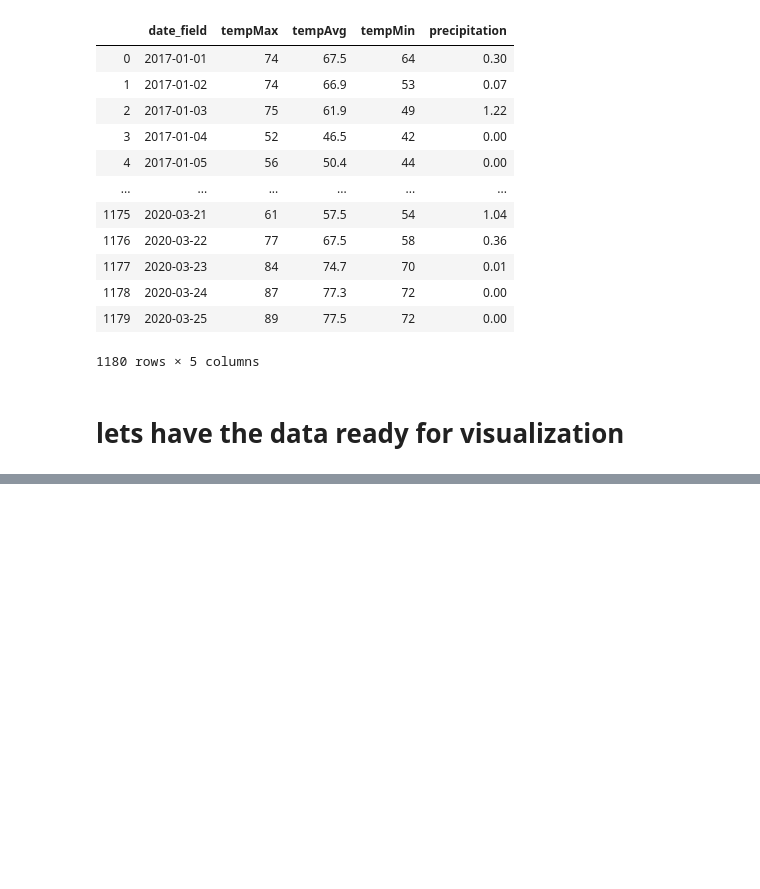
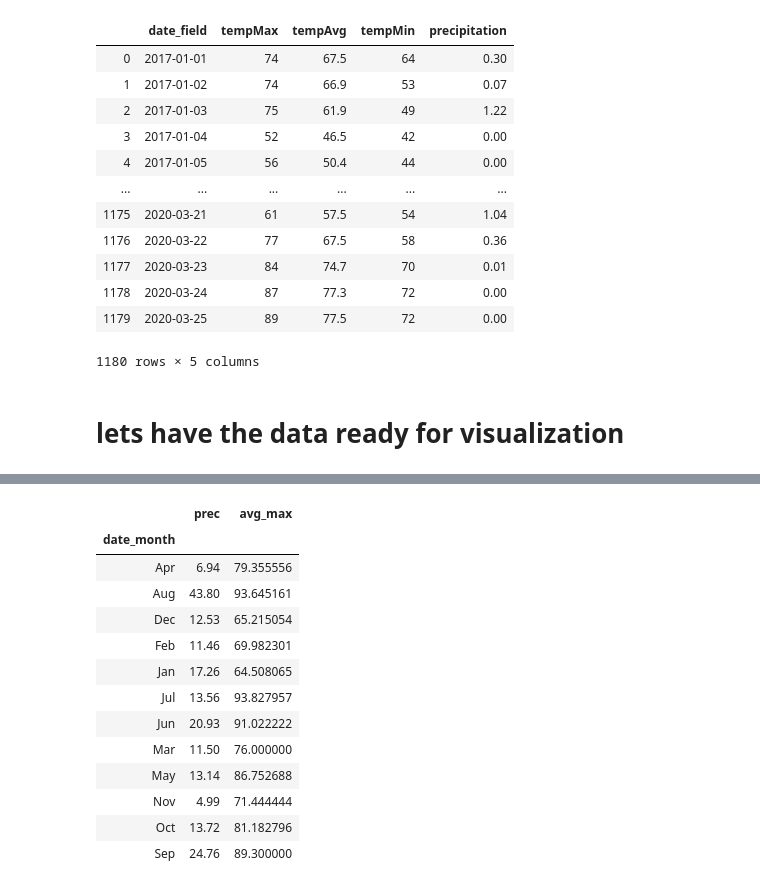
Before and after one commit to fpwirth/Final-Project, a Jupyter notebook: Notebooks/final_weather_data.ipynb, the cells around one changed output, grey strips where cells are left out. Drawn from its saved outputs; the diff is of its cells as text; code cells hidden in the pictures; blank space fills up the shorter version.

```diff
--- a/Notebooks/final_weather_data.ipynb
+++ b/Notebooks/final_weather_data.ipynb
@@ -120,2 +125,23 @@ weather_data_selected
 # %%
 weather_data_selected.to_csv("../static/data/selected_weather_data_for_visual.csv", index=False)
+# %%
+weathAgg = weather_data_selected.groupby(['date_month']).agg(
+    prec=('precipitation', 'sum'),
+    avg_max=('tempMax', 'mean'))
+# %%
+weathAgg
+# %% [output]
+|  | prec | avg_max |
+| date_month |  |  |
+| Apr | 6.94 | 79.355556 |
+| Aug | 43.80 | 93.645161 |
+| Dec | 12.53 | 65.215054 |
+| Feb | 11.46 | 69.982301 |
+| Jan | 17.26 | 64.508065 |
+| Jul | 13.56 | 93.827957 |
+| Jun | 20.93 | 91.022222 |
+| Mar | 11.50 | 76.000000 |
+| May | 13.14 | 86.752688 |
+| Nov | 4.99 | 71.444444 |
+| Oct | 13.72 | 81.182796 |
+| Sep | 24.76 | 89.300000 |
```
Also changed, not shown: parts of 4 cells of this notebook, 13 other files.
